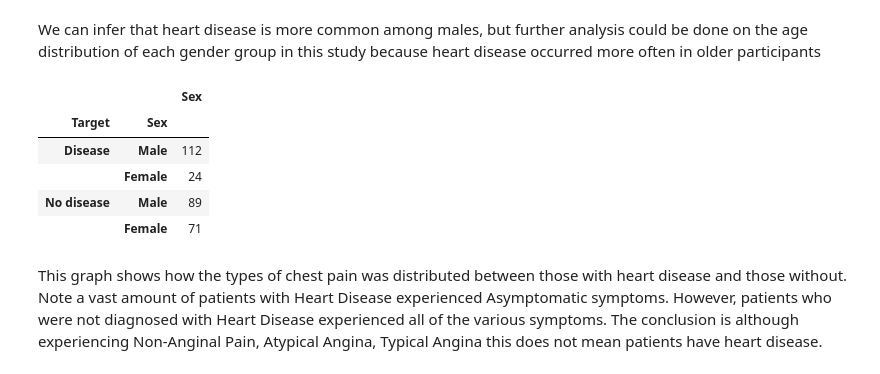
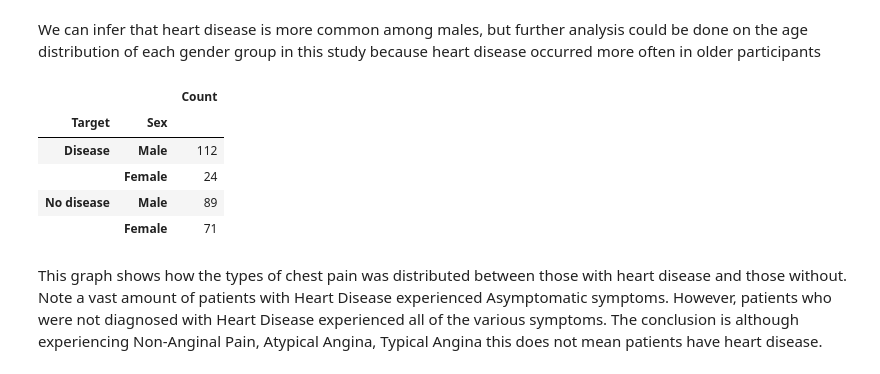
Before and after one commit to terrylashley/heart_project, a Jupyter notebook: heart_project_final.ipynb, the cells around one changed output. Cells and saved outputs as stored; diff of their text form; code cells hidden in the pictures.

```diff
--- a/heart_project_final.ipynb
+++ b/heart_project_final.ipynb
@@ -187,14 +191,15 @@ We can infer that heart disease is more common among males, but further analysis
 # %%
 #Group by heart disease presence
 grouped_df = heart_data.groupby('Target')
 
 #Count gender values
 sex_df = pd.DataFrame(grouped_df['Sex'].value_counts())
 
-#sex_df = sex_df.drop(columns= ['Sex', 'Sex'])
-sex_df
+sex_renamed = sex_df.rename(columns= {"Sex":"Count"})
+
+sex_renamed
 # %% [output]
-|  |  | Sex |
+|  |  | Count |
 | Target | Sex |  |
 | Disease | Male | 112 |
 |  | Female | 24 |
```
Also changed, not shown: parts of 18 cells of this notebook, 12 other files.
